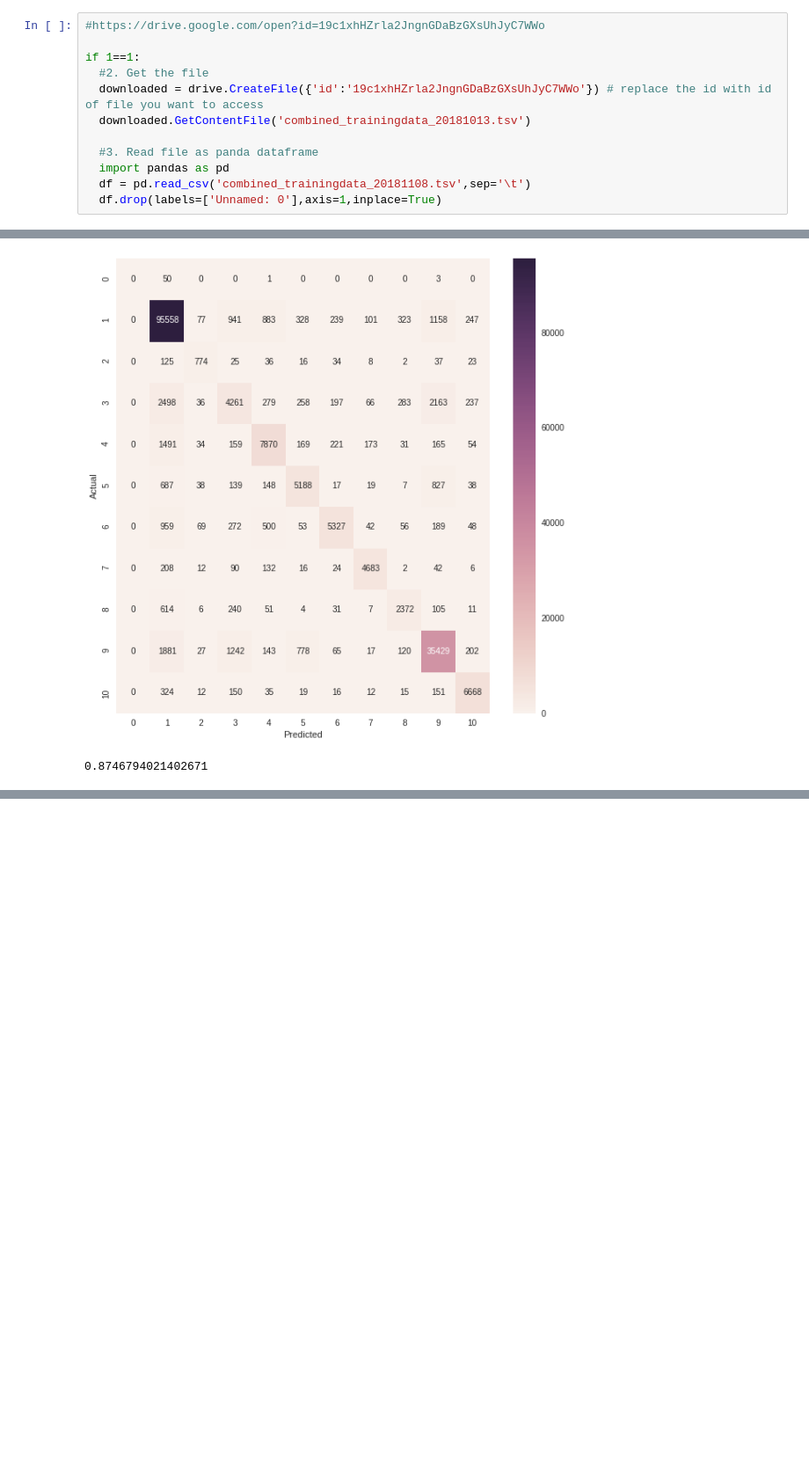
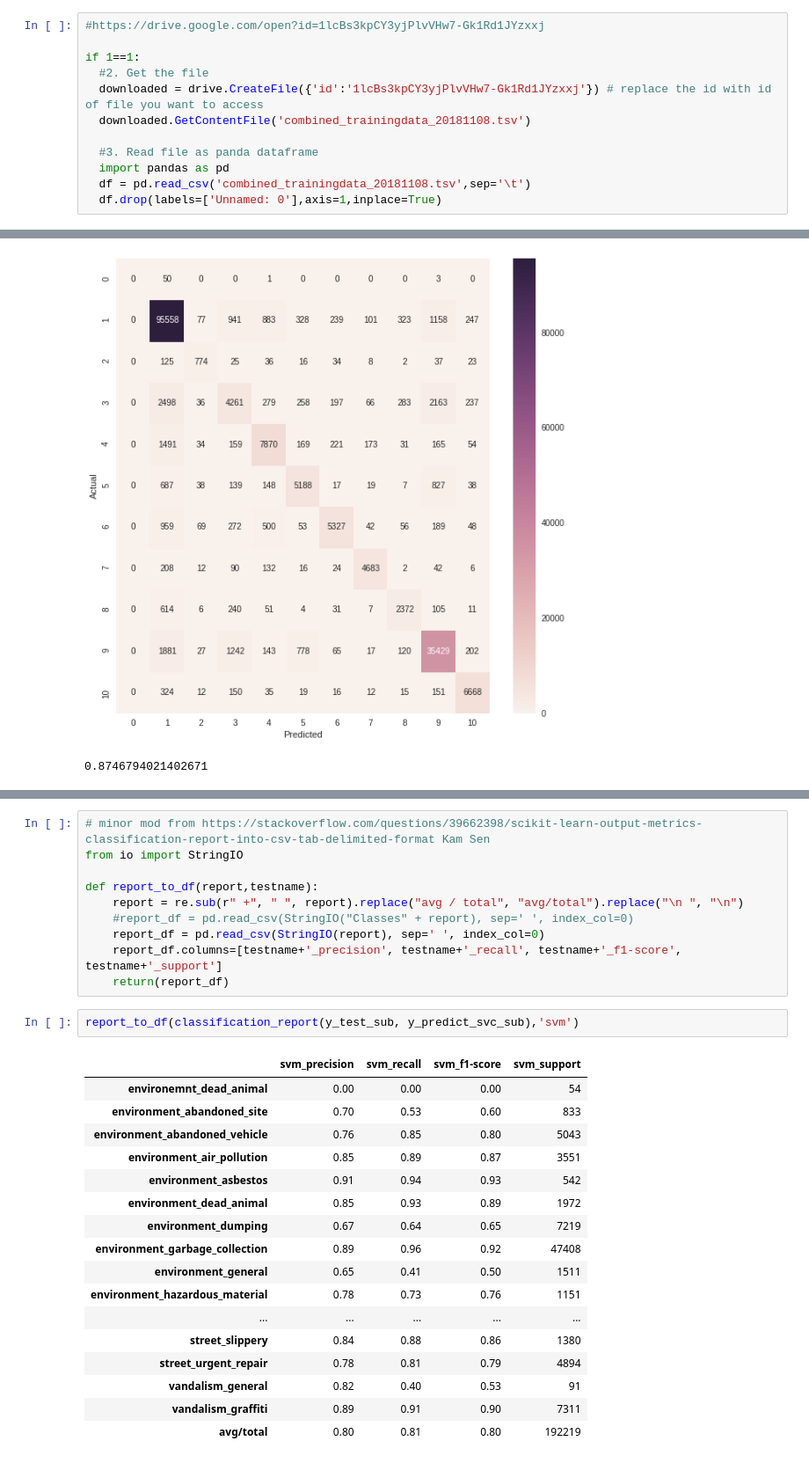
Before and after one commit to pdurkin84/W210_Gov_Complaints_Portal, a Jupyter notebook: Code/nonNN_model_v2.ipynb, the cells around one changed output, grey strips where cells are left out. Shown: that part at 88% size. Drawn from its saved outputs; the diff is of its cells as text; blank space fills up the shorter version.

```diff
--- a/Code/nonNN_model_v2.ipynb
+++ b/Code/nonNN_model_v2.ipynb
@@ -31,12 +31,12 @@ if 2==1:
   uploaded.Upload()
   print('Uploaded file with ID {}'.format(uploaded.get('id')))
 # %%
-#https://drive.google.com/open?id=19c1xhHZrla2JngnGDaBzGXsUhJyC7WWo
+#https://drive.google.com/open?id=1lcBs3kpCY3yjPlvVHw7-Gk1Rd1JYzxxj
 
 if 1==1:
   #2. Get the file
-  downloaded = drive.CreateFile({'id':'19c1xhHZrla2JngnGDaBzGXsUhJyC7WWo'}) # replace the id with id of file you want to access
-  downloaded.GetContentFile('combined_trainingdata_20181013.tsv')
+  downloaded = drive.CreateFile({'id':'1lcBs3kpCY3yjPlvVHw7-Gk1Rd1JYzxxj'}) # replace the id with id of file you want to access
+  downloaded.GetContentFile('combined_trainingdata_20181108.tsv')
 
   #3. Read file as panda dataframe
   import pandas as pd
@@ -235,0 +334,30 @@ display(accuracy_score(y_dummy, predict_dummy, normalize=True, sample_weight=Non
+# %%
+# minor mod from https://stackoverflow.com/questions/39662398/scikit-learn-output-metrics-classification-report-into-csv-tab-delimited-format Kam Sen
+from io import StringIO
+
+def report_to_df(report,testname):
+    report = re.sub(r" +", " ", report).replace("avg / total", "avg/total").replace("\n ", "\n")
+    #report_df = pd.read_csv(StringIO("Classes" + report), sep=' ', index_col=0)
+    report_df = pd.read_csv(StringIO(report), sep=' ', index_col=0)
+    report_df.columns=[testname+'_precision', testname+'_recall', testname+'_f1-score', testname+'_support']
+    return(report_df)
+# %%
+report_to_df(classification_report(y_test_sub, y_predict_svc_sub),'svm')
+# %% [output]
+|  | svm_precision | svm_recall | svm_f1-score | svm_support |
+| environemnt_dead_animal | 0.00 | 0.00 | 0.00 | 54 |
+| environment_abandoned_site | 0.70 | 0.53 | 0.60 | 833 |
+| environment_abandoned_vehicle | 0.76 | 0.85 | 0.80 | 5043 |
+| environment_air_pollution | 0.85 | 0.89 | 0.87 | 3551 |
+| environment_asbestos | 0.91 | 0.94 | 0.93 | 542 |
+| environment_dead_animal | 0.85 | 0.93 | 0.89 | 1972 |
+| environment_dumping | 0.67 | 0.64 | 0.65 | 7219 |
+| environment_garbage_collection | 0.89 | 0.96 | 0.92 | 47408 |
+| environment_general | 0.65 | 0.41 | 0.50 | 1511 |
+| environment_hazardous_material | 0.78 | 0.73 | 0.76 | 1151 |
+| ... | ... | ... | ... | ... |
+| street_slippery | 0.84 | 0.88 | 0.86 | 1380 |
+| street_urgent_repair | 0.78 | 0.81 | 0.79 | 4894 |
+| vandalism_general | 0.82 | 0.40 | 0.53 | 91 |
+| vandalism_graffiti | 0.89 | 0.91 | 0.90 | 7311 |
+| avg/total | 0.80 | 0.81 | 0.80 | 192219 |
```
Also changed, not shown: parts of 17 cells of this notebook, 1 other file.
